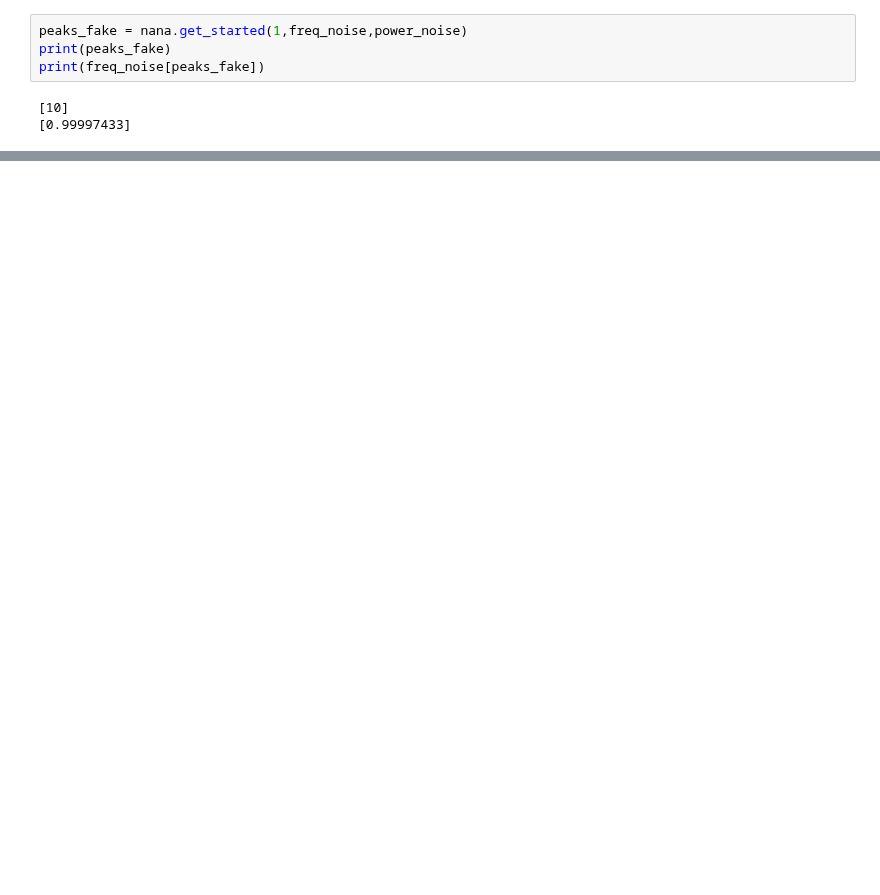
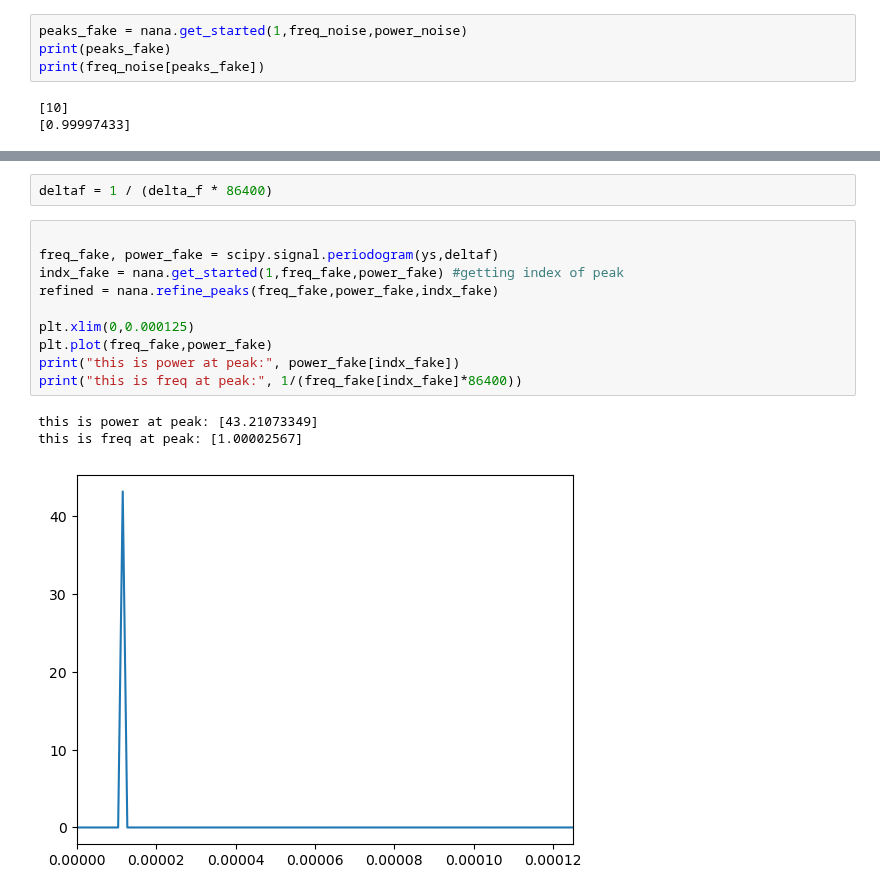
Before and after one commit to Hoggnation/cataloging_coherent_oscillators, a Jupyter notebook: threshold_function.ipynb, the cells around one changed output, grey strips where cells are left out. Drawn from its saved outputs; the diff is of its cells as text; blank space fills up the shorter version.

```diff
--- a/threshold_function.ipynb
+++ b/threshold_function.ipynb
@@ -467,0 +475,16 @@ plt.plot(freq_noise,power_noise)
+# %%
+deltaf = 1 / (delta_f * 86400)
+# %%
+
+freq_fake, power_fake = scipy.signal.periodogram(ys,deltaf)
+indx_fake = nana.get_started(1,freq_fake,power_fake) #getting index of peak
+refined = nana.refine_peaks(freq_fake,power_fake,indx_fake)
+
+plt.xlim(0,0.000125)
+plt.plot(freq_fake,power_fake)
+print("this is power at peak:", power_fake[indx_fake])
+print("this is freq at peak:", 1/(freq_fake[indx_fake]*86400))
+# %% [output]
+this is power at peak: [43.21073349]
+this is freq at peak: [1.00002567]
+[figure, added]
```
Also changed, not shown: parts of 19 cells of this notebook.
